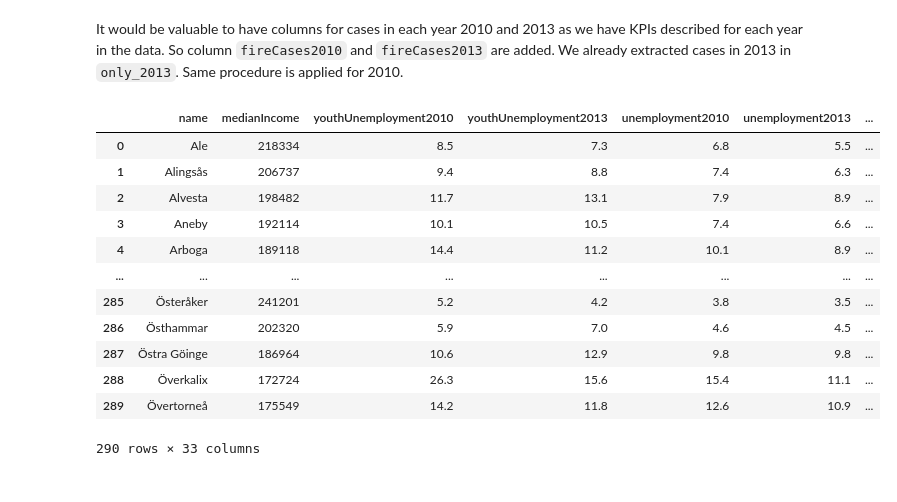
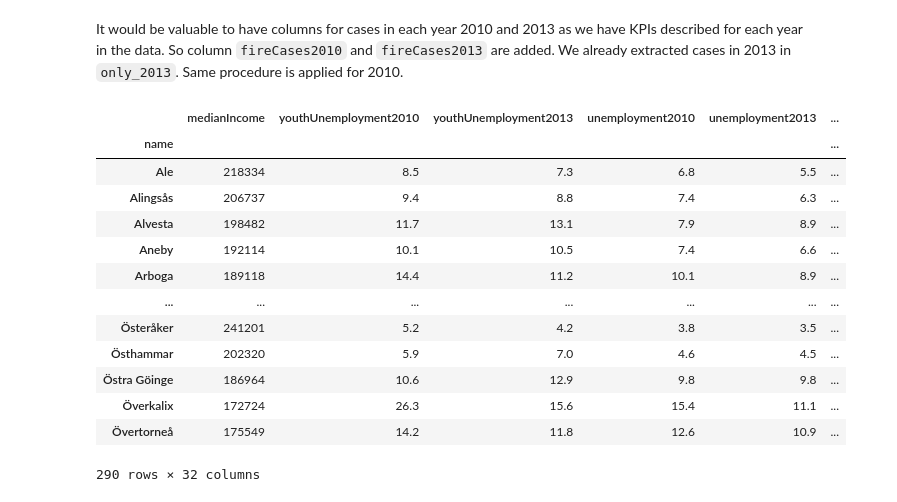
Before and after one commit to ignatovasashka/Exam-Project-Machine-Learning, a Jupyter notebook: School Fire Cases in Sweden and KPIs.ipynb, the cells around one changed output. Saved outputs shown, nothing was run; the diff lists cells and outputs as text; code cells hidden in the pictures.

```diff
--- a/School Fire Cases in Sweden and KPIs.ipynb
+++ b/School Fire Cases in Sweden and KPIs.ipynb
@@ -237,21 +241,23 @@ It would be valuable to have columns for cases in each year 2010 and 2013 as we
 # %%
 only_2010 = fires[fires["Year"] == 2010]
 only_2010 = only_2010.sort_values(by = ["Municipality"])
 only_2010 = only_2010.reset_index()
 indicators["fireCases2010"] = only_2010["Cases"]
 indicators["fireCases2013"] = only_2013["Cases"]
+indicators = indicators.set_index('name')
 indicators
 # %% [output]
-|  | name | medianIncome | youthUnemployment2010 | youthUnemployment2013 | unemployment2010 | unemployment2013 | ... |
-| 0 | Ale | 218334 | 8.5 | 7.3 | 6.8 | 5.5 | ... |
-| 1 | Alingsås | 206737 | 9.4 | 8.8 | 7.4 | 6.3 | ... |
-| 2 | Alvesta | 198482 | 11.7 | 13.1 | 7.9 | 8.9 | ... |
-| 3 | Aneby | 192114 | 10.1 | 10.5 | 7.4 | 6.6 | ... |
-| 4 | Arboga | 189118 | 14.4 | 11.2 | 10.1 | 8.9 | ... |
-| ... | ... | ... | ... | ... | ... | ... | ... |
-| 285 | Österåker | 241201 | 5.2 | 4.2 | 3.8 | 3.5 | ... |
-| 286 | Östhammar | 202320 | 5.9 | 7.0 | 4.6 | 4.5 | ... |
-| 287 | Östra Göinge | 186964 | 10.6 | 12.9 | 9.8 | 9.8 | ... |
-| 288 | Överkalix | 172724 | 26.3 | 15.6 | 15.4 | 11.1 | ... |
-| 289 | Övertorneå | 175549 | 14.2 | 11.8 | 12.6 | 10.9 | ... |
+|  | medianIncome | youthUnemployment2010 | youthUnemployment2013 | unemployment2010 | unemployment2013 | ... |
+| name |  |  |  |  |  | ... |
+| Ale | 218334 | 8.5 | 7.3 | 6.8 | 5.5 | ... |
+| Alingsås | 206737 | 9.4 | 8.8 | 7.4 | 6.3 | ... |
+| Alvesta | 198482 | 11.7 | 13.1 | 7.9 | 8.9 | ... |
+| Aneby | 192114 | 10.1 | 10.5 | 7.4 | 6.6 | ... |
+| Arboga | 189118 | 14.4 | 11.2 | 10.1 | 8.9 | ... |
+| ... | ... | ... | ... | ... | ... | ... |
+| Österåker | 241201 | 5.2 | 4.2 | 3.8 | 3.5 | ... |
+| Östhammar | 202320 | 5.9 | 7.0 | 4.6 | 4.5 | ... |
+| Östra Göinge | 186964 | 10.6 | 12.9 | 9.8 | 9.8 | ... |
+| Överkalix | 172724 | 26.3 | 15.6 | 15.4 | 11.1 | ... |
+| Övertorneå | 175549 | 14.2 | 11.8 | 12.6 | 10.9 | ... |
-290 rows × 33 columns
+290 rows × 32 columns
```
Also changed, not shown: parts of 25 cells of this notebook.
